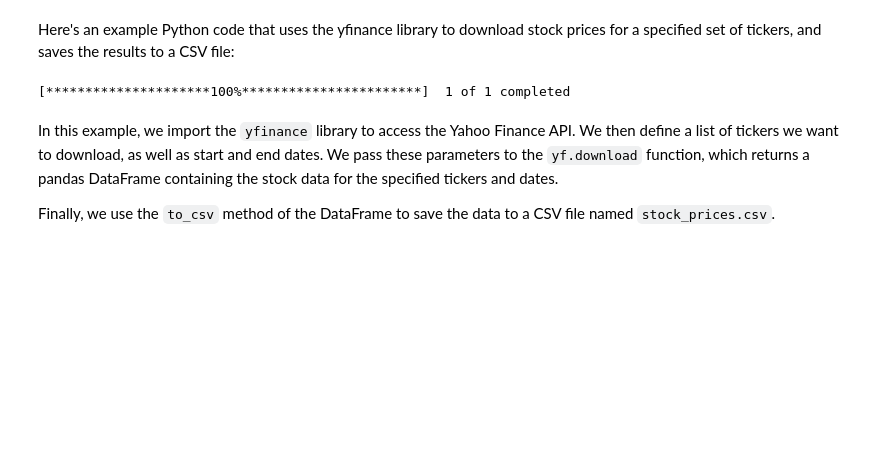
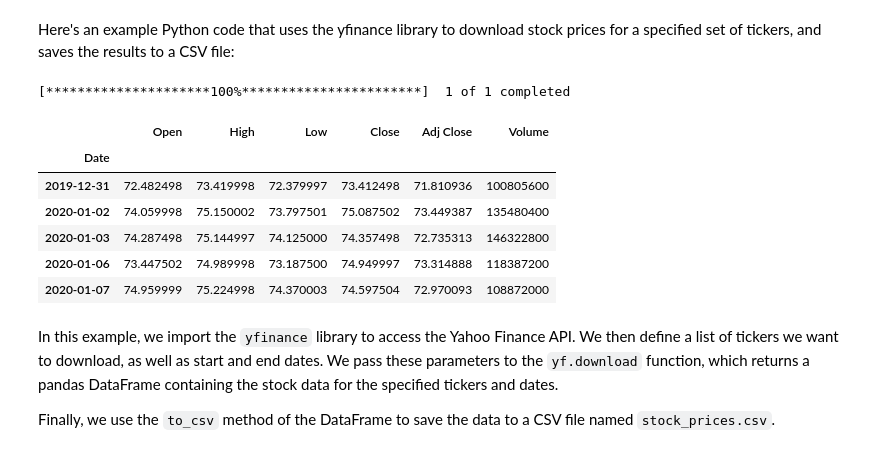
Before and after one commit to polyhedron-gdl/unibo-intensive-program-2023, a Jupyter notebook: 1-notebooks/chapter-2-4.ipynb, the cells around one changed output. Saved outputs shown, nothing was run; the diff lists cells and outputs as text; code cells hidden in the pictures; blank space fills up the shorter version.

```diff
--- a/1-notebooks/chapter-2-4.ipynb
+++ b/1-notebooks/chapter-2-4.ipynb
@@ -13,16 +20,21 @@ Here's an example Python code that uses the yfinance library to download stock p
 # %%
 # Define a list of tickers to download
 #tickers = ["AAPL", "MSFT", "AMZN"]
 tickers = ["AAPL"]
 
 # Define start and end dates
 start_date = "2020-01-01"
 end_date   = "2021-12-31"
 
 # Download the stock data for the specified tickers and dates
 data = yf.download(tickers, start=start_date, end=end_date)
-
-# Save the data to a CSV file
-data.to_csv("stock_prices.csv")
+data.head()
 # %% [output]
 [*********************100%***********************]  1 of 1 completed
+|  | Open | High | Low | Close | Adj Close | Volume |
+| Date |  |  |  |  |  |  |
+| 2019-12-31 | 72.482498 | 73.419998 | 72.379997 | 73.412498 | 71.810936 | 100805600 |
+| 2020-01-02 | 74.059998 | 75.150002 | 73.797501 | 75.087502 | 73.449387 | 135480400 |
+| 2020-01-03 | 74.287498 | 75.144997 | 74.125000 | 74.357498 | 72.735313 | 146322800 |
+| 2020-01-06 | 73.447502 | 74.989998 | 73.187500 | 74.949997 | 73.314888 | 118387200 |
+| 2020-01-07 | 74.959999 | 75.224998 | 74.370003 | 74.597504 | 72.970093 | 108872000 |
```
Also changed, not shown: parts of 5 cells of this notebook, 1 other file.
